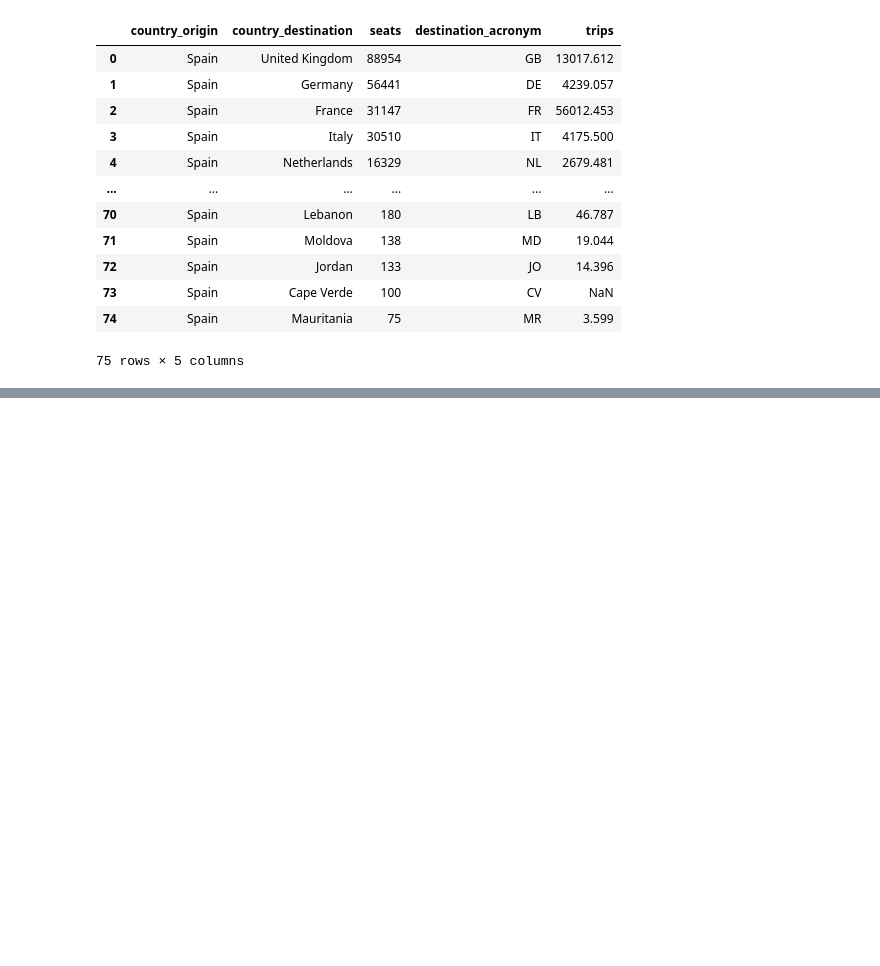
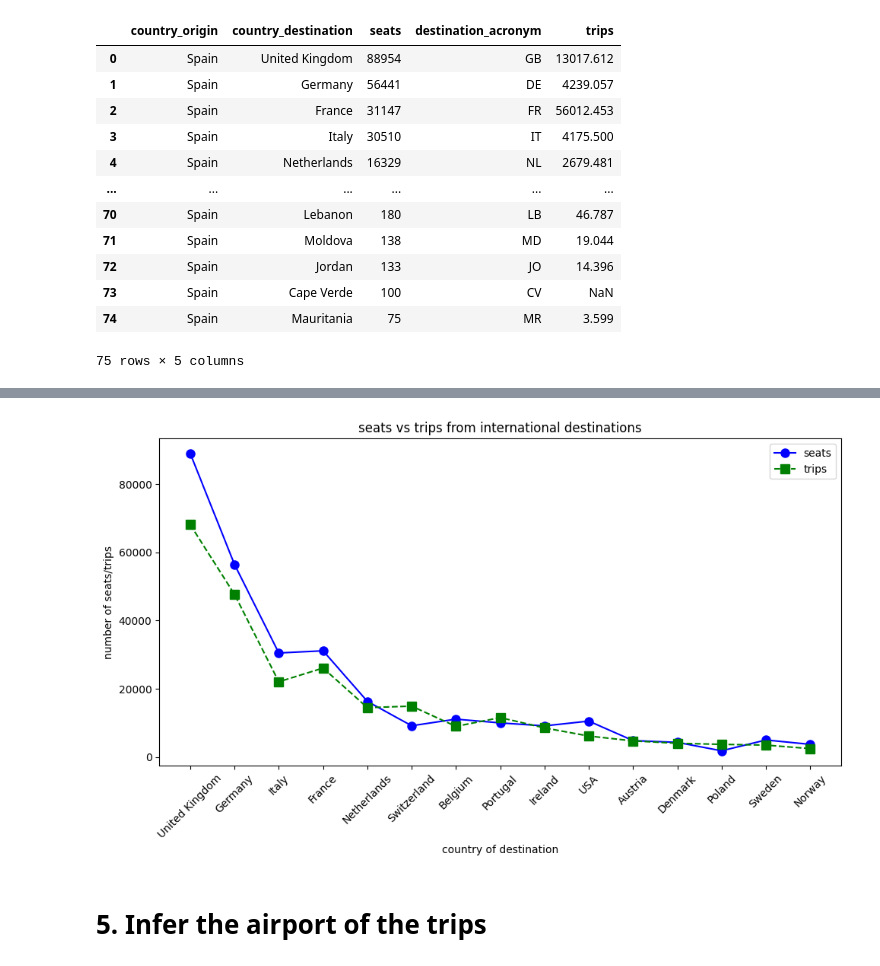
Before and after one commit to UoW-ATM/MultiModX, a Jupyter notebook: notebooks/international_flights_analysis.ipynb, the cells around one changed output, grey strips where cells are left out. Drawn from its saved outputs; the diff is of its cells as text; code cells hidden in the pictures; blank space fills up the shorter version.

```diff
--- a/notebooks/international_flights_analysis.ipynb
+++ b/notebooks/international_flights_analysis.ipynb
@@ -486,0 +552,6 @@ flight_schedules
+# %%
+new_flights_per_country_outgoing=pd.merge(left=flights_per_country_outgoing,left_on="destination_acronym",right=coeffs_outgoing,right_on="destination",how="right")
+# %%
+new_flights_per_country_outgoing=new_flights_per_country_outgoing.drop(["destination","country_name_es"],axis=1)
+# %%
+new_flights_per_country_outgoing["trips_recalculated"]=new_flights_per_country_outgoing["trips"]*new_flights_per_country_outgoing["real_vs_predicted_coeff"]
@@ -486,0 +577,21 @@ flight_schedules
+# %%
+plt.figure(figsize=(10,6))
+
+
+plt.plot(new_flights_per_country_outgoing["country_destination"],new_flights_per_country_outgoing["seats"],"bo-",label="seats",markersize=8)
+plt.plot(new_flights_per_country_outgoing["country_destination"],new_flights_per_country_outgoing["trips_recalculated"],"gs--",label="trips",markersize=8)
+
+plt.xlabel("country of destination")
+plt.ylabel("number of seats/trips")
+plt.title("seats vs trips from international destinations")
+
+plt.xticks(rotation=45)
+
+plt.legend()
+
+plt.tight_layout()
+plt.show()
+# %% [output]
+[figure, added]
+# %% [markdown]
+# 5. Infer the airport of the trips
```
Also changed, not shown: parts of 95 cells of this notebook, 2 other files.
